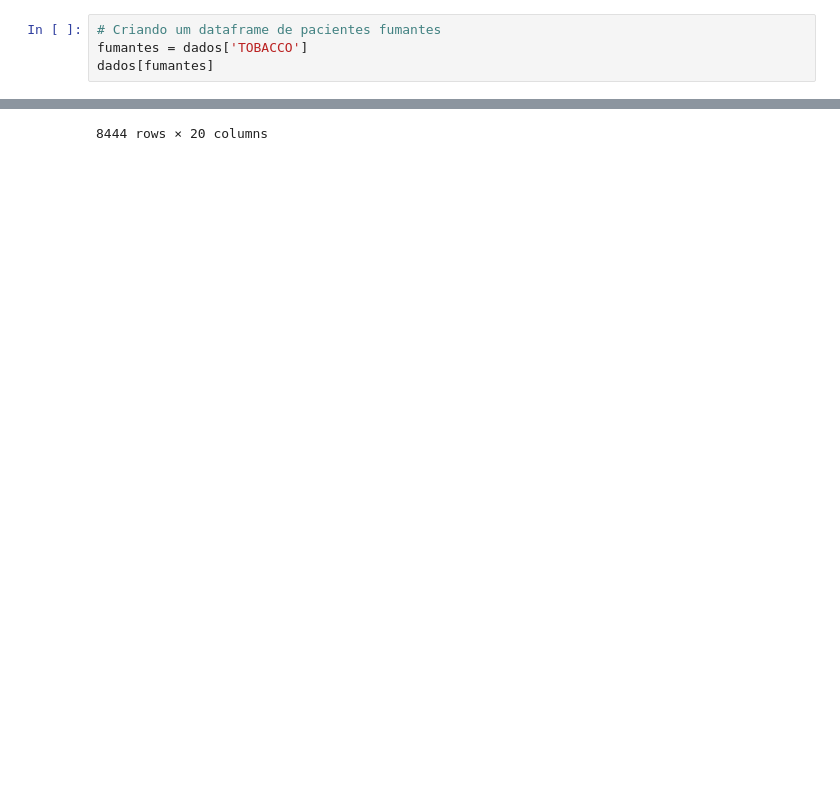
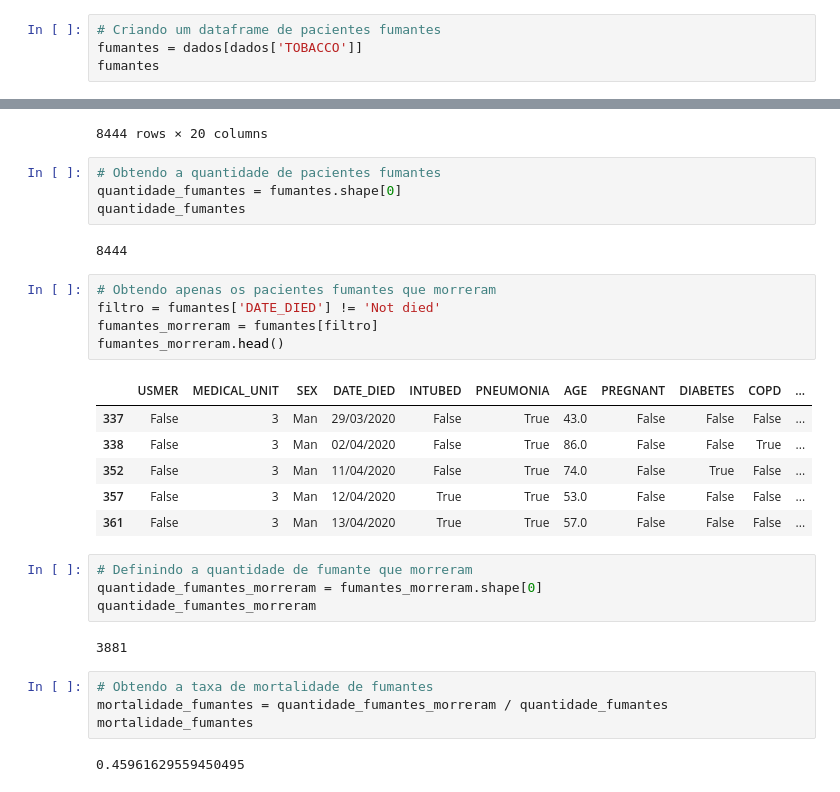
Before and after one commit to matheuspfferreira/python_data_science, a Jupyter notebook: Covid - 07/notebook/nb_covid.ipynb, the cells around one changed output, grey strips where cells are left out. Cells and saved outputs as stored; diff of their text form; blank space fills up the shorter version.

Commit message:
Prosseguimento das análises, de tal forma que fosse possível obter a taxa de mortalidade de pessoas fumantes. Após tal evento, concluiu-se que as taxas de mortalidade de obesos e fumantes são semelhantes.

```diff
--- a/Covid - 07/notebook/nb_covid.ipynb
+++ b/Covid - 07/notebook/nb_covid.ipynb
@@ -466,8 +466,8 @@ estado_final_obesos
 #####Análise 07: Impacto do Tabaco nos Pacientes
 # %%
 # Criando um dataframe de pacientes fumantes
-fumantes = dados['TOBACCO']
-dados[fumantes]
+fumantes = dados[dados['TOBACCO']]
+fumantes
 # %% [output]
 |  | USMER | MEDICAL_UNIT | SEX | DATE_DIED | INTUBED | PNEUMONIA | AGE | PREGNANT | DIABETES | COPD | ... |
 | 20 | False | 1 | Man | Not died | False | True | 59.0 | False | True | False | ... |
@@ -482,3 +482,33 @@ dados[fumantes]
 | 1047779 | True | 13 | Man | Not died | False | False | 73.0 | False | True | False | ... |
 | 1047842 | True | 13 | Man | Not died | False | False | 65.0 | False | True | False | ... |
 8444 rows × 20 columns
+# %%
+# Obtendo a quantidade de pacientes fumantes
+quantidade_fumantes = fumantes.shape[0]
+quantidade_fumantes
+# %% [output]
+8444
+# %%
+# Obtendo apenas os pacientes fumantes que morreram
+filtro = fumantes['DATE_DIED'] != 'Not died'
+fumantes_morreram = fumantes[filtro]
+fumantes_morreram.head()
+# %% [output]
+|  | USMER | MEDICAL_UNIT | SEX | DATE_DIED | INTUBED | PNEUMONIA | AGE | PREGNANT | DIABETES | COPD | ... |
+| 337 | False | 3 | Man | 29/03/2020 | False | True | 43.0 | False | False | False | ... |
+| 338 | False | 3 | Man | 02/04/2020 | False | True | 86.0 | False | False | True | ... |
+| 352 | False | 3 | Man | 11/04/2020 | False | True | 74.0 | False | True | False | ... |
+| 357 | False | 3 | Man | 12/04/2020 | True | True | 53.0 | False | False | False | ... |
+| 361 | False | 3 | Man | 13/04/2020 | True | True | 57.0 | False | False | False | ... |
+# %%
+# Definindo a quantidade de fumante que morreram
+quantidade_fumantes_morreram = fumantes_morreram.shape[0]
+quantidade_fumantes_morreram
+# %% [output]
+3881
+# %%
+# Obtendo a taxa de mortalidade de fumantes
+mortalidade_fumantes = quantidade_fumantes_morreram / quantidade_fumantes
+mortalidade_fumantes
+# %% [output]
+0.45961629559450495
```
